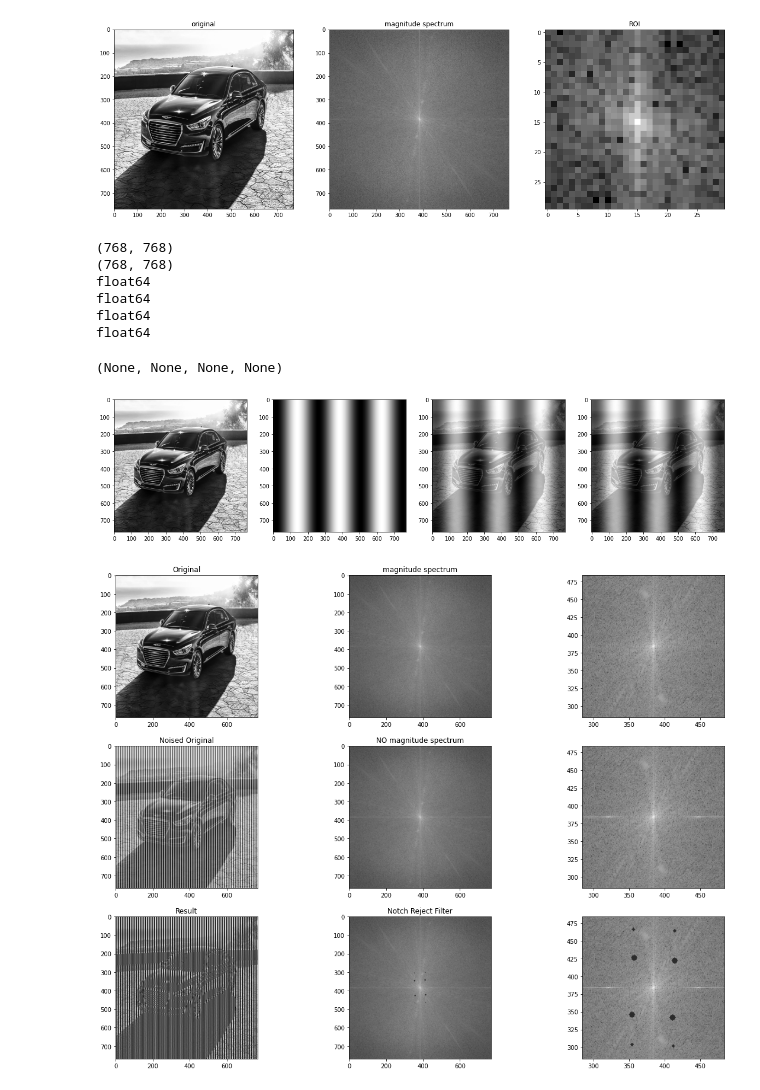
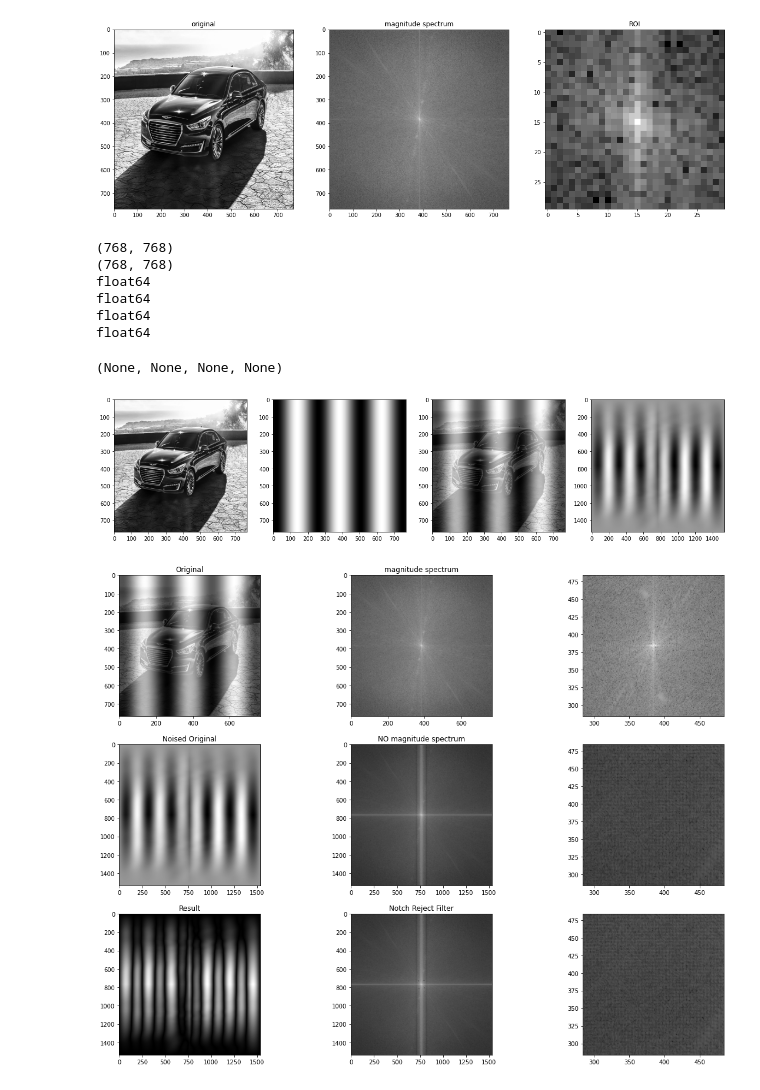
Before and after one commit to mckang6113875/AP_Test_OPEN, a Jupyter notebook: Image_Noise_Canceling_edit1.ipynb, the cells around one changed output. Drawn from its saved outputs; the diff is of its cells as text; code cells hidden in the pictures.

```diff
--- a/Image_Noise_Canceling_edit1.ipynb
+++ b/Image_Noise_Canceling_edit1.ipynb
@@ -110,8 +110,8 @@ print(np.shape(original))
 print(np.shape(grating))
 
 noised = cv2.add(original, grating)
-#noised2 = signal.convolve2d(original, grating)
-noised2 = original + grating
+noised2 = signal.convolve2d(original, grating)
+#noised2 = original + grating
 
 fig, axs = plt.subplots(1,4, figsize = (20, 5))
 axs[0].imshow(original, cmap ='gray')
@@ -129,7 +129,7 @@ float64
 float64
 float64
 (None, None, None, None)
-[figure, old version]
+[figure, new version]
 # %%
 import cv2
 import numpy as np
@@ -155,8 +155,8 @@ def notch_reject_filter(shape, d0=9, u_k=0, v_k=0):
 
     return H
 #-----------------------------------------------------
-img1 = original
-img2 = noised
+img1 = noised
+img2 = noised2
 
 f1 = np.fft.fft2(img1)
 fshift1 = np.fft.fftshift(f1)
@@ -207,34 +207,34 @@ plt.ylim(384-100, 384+100)
 
 plt.subplot(334)
 plt.imshow(img2, cmap='gray')
 plt.title('Noised Original')
 
 plt.subplot(335)
 plt.imshow(magnitude_spectrum2, cmap='gray')
 plt.title('NO magnitude spectrum')
 
 plt.subplot(336)
 plt.imshow(magnitude_spectrum2, cmap='gray')
 plt.xlim(384-100, 384+100)
 plt.ylim(384-100, 384+100)
 
 ##############################################################################
 plt.subplot(337)
 plt.imshow(Result, "gray")
 plt.title("Result")
 
 plt.subplot(338)
 plt.imshow(magnitude_spectrum2*NotchFilter, "gray")
 plt.title("Notch Reject Filter")
 
 plt.subplot(339)
 plt.imshow(magnitude_spectrum2*NotchFilter, cmap='gray')
 plt.xlim(384-100, 384+100)
 plt.ylim(384-100, 384+100)
 
 plt.show()
 # %% [output]
-[figure, old version]
+[figure, new version]
 # %%
 def gaussLowPassFilter(shape, radius=10):  # Gaussian low pass filter
         u, v = np.mgrid[-1:1:2.0 / shape[0], -1:1:2.0 / shape[1]]
```
Also changed, not shown: parts of 1 cell of this notebook.
